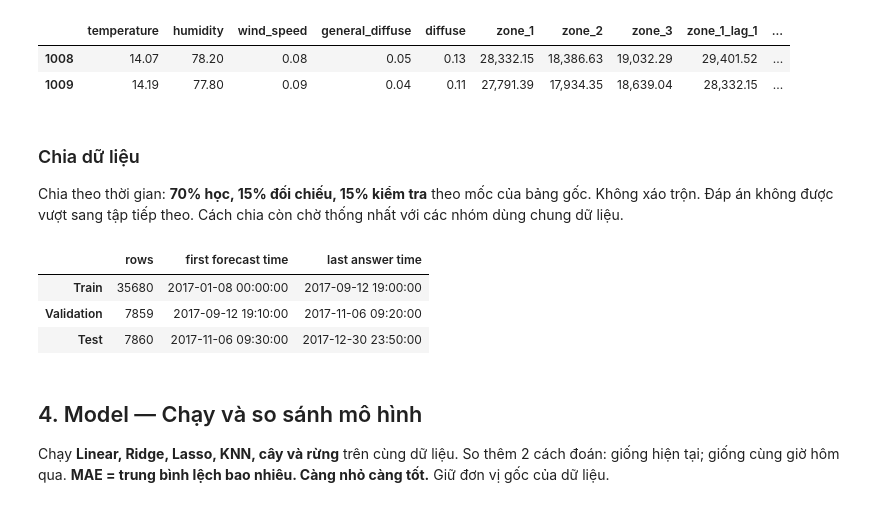
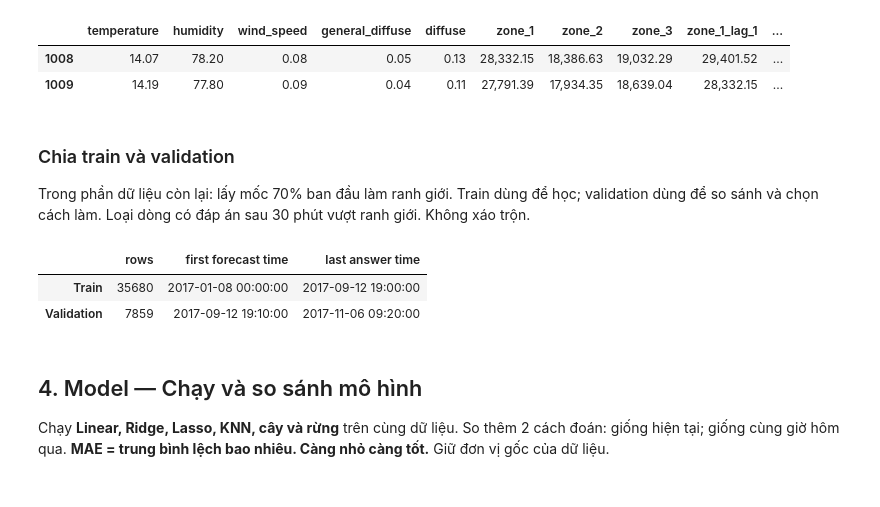
Before and after one commit to huy1907ddddddd/DS66B_group_14, a Jupyter notebook: notebooks/GridWatch_Colab.ipynb, the cells around one changed output. Drawn from its saved outputs; the diff is of its cells as text; code cells hidden in the pictures.

Commit message:
Hold out test before preprocessing and explain development stages in Vietnamese

```diff
--- a/notebooks/GridWatch_Colab.ipynb
+++ b/notebooks/GridWatch_Colab.ipynb
@@ -31,6 +33,11 @@ Không xóa dòng chỉ vì điện cao.
 # %%
 url = 'https://raw.githubusercontent.com/huy1907ddddddd/DS66B_group_14/eaabc962460c76dc76db4a59d3de5a5dfd6329fd/data/raw/Tetuan%20City%20power%20consumption.csv'
-df = pd.read_csv(url)
+data = pd.read_csv(url)
+train_end = int(len(data) * 0.70)
+test_start = int(len(data) * (0.70 + 0.15))
+test = data.iloc[test_start:].copy()  # Giữ riêng; không dùng ở các bước sau.
+df = data.iloc[:test_start].copy()  # Chỉ train và validation.
+del data
 weather = ['temperature', 'humidity', 'wind_speed', 'general_diffuse', 'diffuse']
 zones = ['zone_1', 'zone_2', 'zone_3']
 df.columns = ['time'] + weather + zones
@@ -114,30 +124,25 @@ Inputs per row: 48
 | 1008 | 14.07 | 78.20 | 0.08 | 0.05 | 0.13 | 28,332.15 | 18,386.63 | 19,032.29 | 29,401.52 | ... |
 | 1009 | 14.19 | 77.80 | 0.09 | 0.04 | 0.11 | 27,791.39 | 17,934.35 | 18,639.04 | 28,332.15 | ... |
 # %% [markdown]
-### Chia dữ liệu
-Chia theo thời gian: **70% học, 15% đối chiếu, 15% kiểm tra** theo mốc của bảng gốc.
-Không xáo trộn. Đáp án không được vượt sang tập tiếp theo.
-Cách chia còn chờ thống nhất với các nhóm dùng chung dữ liệu.
+### Chia train và validation
+Trong phần dữ liệu còn lại: lấy mốc 70% ban đầu làm ranh giới.
+Train dùng để học; validation dùng để so sánh và chọn cách làm.
+Loại dòng có đáp án sau 30 phút vượt ranh giới. Không xáo trộn.
 # %%
-validation_start = df.time.iloc[int(len(df) * 0.70)]
-test_start = df.time.iloc[int(len(df) * (0.70 + 0.15))]
+validation_start = df.time.iloc[train_end]
 train = target_time < validation_start
-validation = (origin >= validation_start) & (target_time < test_start)
-test = origin >= test_start
+validation = origin >= validation_start
 X_train, y_train = X.loc[train], y.loc[train]
 X_val, y_val = X.loc[validation], y.loc[validation]
-X_test, y_test = X.loc[test], y.loc[test]
-display(pd.DataFrame({'rows': [train.sum(), validation.sum(), test.sum()],
-                      'first forecast time': [origin[train].min(), origin[validation].min(), origin[test].min()],
-                      'last answer time': [target_time[train].max(), target_time[validation].max(), target_time[test].max()]},
-                     index=['Train', 'Validation', 'Test']))
+display(pd.DataFrame({'rows': [train.sum(), validation.sum()],
+                      'first forecast time': [origin[train].min(), origin[validation].min()],
+                      'last answer time': [target_time[train].max(), target_time[validation].max()]},
+                     index=['Train', 'Validation']))
 assert target_time[train].max() < origin[validation].min()
-assert target_time[validation].max() < origin[test].min()
 # %% [output]
 |  | rows | first forecast time | last answer time |
 | Train | 35680 | 2017-01-08 00:00:00 | 2017-09-12 19:00:00 |
 | Validation | 7859 | 2017-09-12 19:10:00 | 2017-11-06 09:20:00 |
-| Test | 7860 | 2017-11-06 09:30:00 | 2017-12-30 23:50:00 |
 # %% [markdown]
 ## 4. Model — Chạy và so sánh mô hình
 Chạy **Linear, Ridge, Lasso, KNN, cây và rừng** trên cùng dữ liệu.
```
Also changed, not shown: parts of 10 cells of this notebook, 1 other file.
